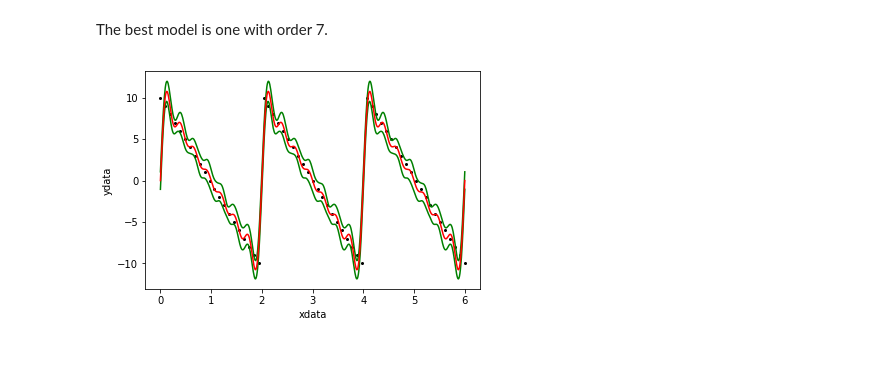
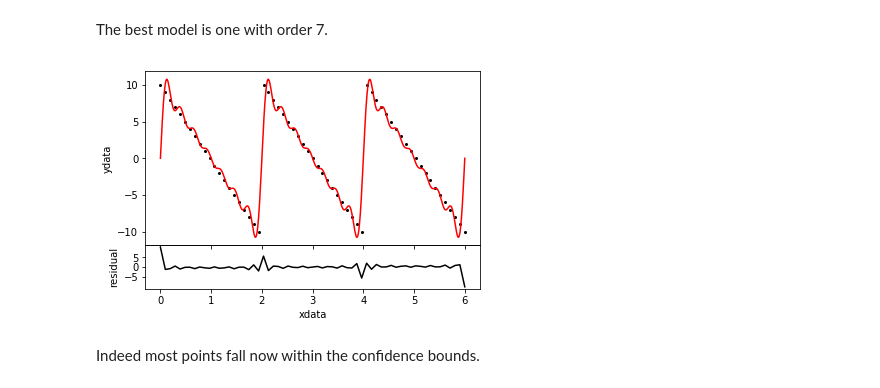
Before and after one commit to dokester/BayesicFitting, a Jupyter notebook: BayesicFitting/examples/harmonicfit.ipynb, the cells around one changed output. Saved outputs shown, nothing was run; the diff lists cells and outputs as text; code cells hidden in the pictures; blank space fills up the shorter version.

```diff
--- a/BayesicFitting/examples/harmonicfit.ipynb
+++ b/BayesicFitting/examples/harmonicfit.ipynb
@@ -93,8 +93,10 @@ The best model is one with order 7.
 # %%
 order = 7
 mdl = HarmonicModel( order, period=2.0 )
 fitter = Fitter( x, mdl )
-par = fitter.fit( y )
-plotFit( x, y, model=mdl, fitter=fitter )
+par = fitter.fit( y, plot=True )
+#plotFit( x, y, model=mdl, fitter=fitter )
 # %% [output]
-[figure, old version]
+[figure, new version]
+# %% [markdown]
+Indeed most points fall now within the confidence bounds.
```
Also changed, not shown: 39 other files.
